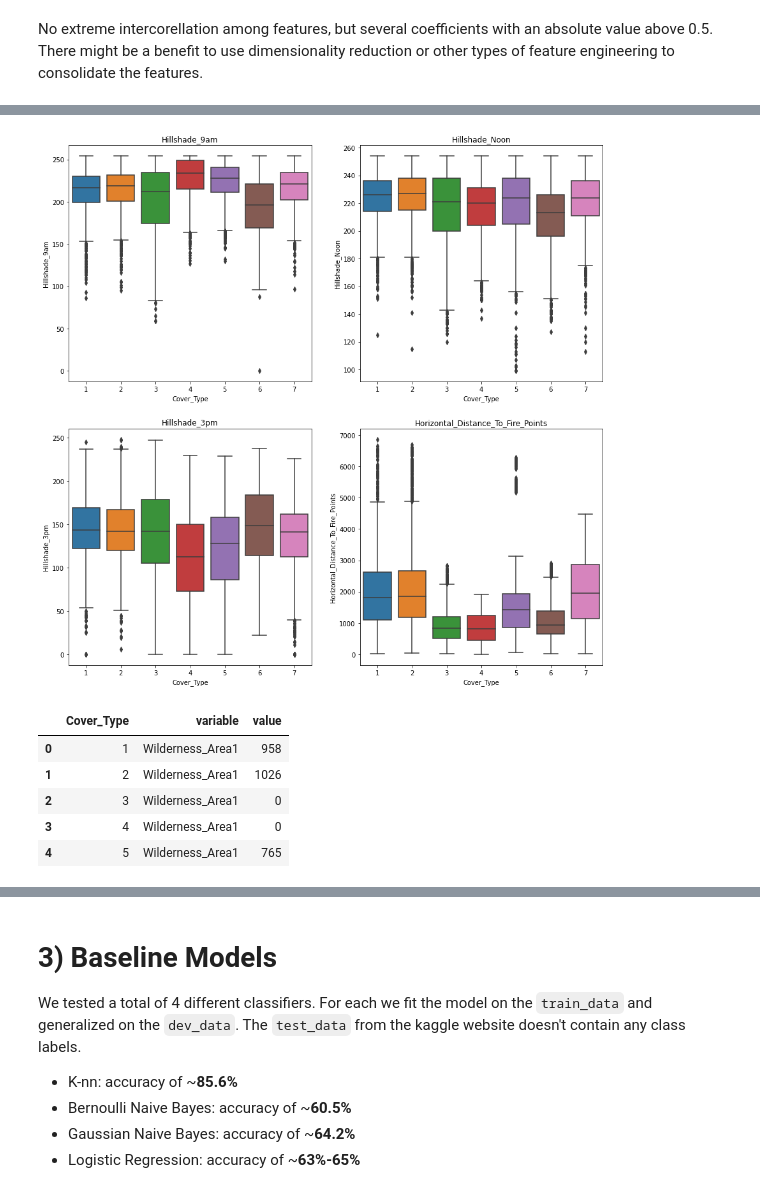
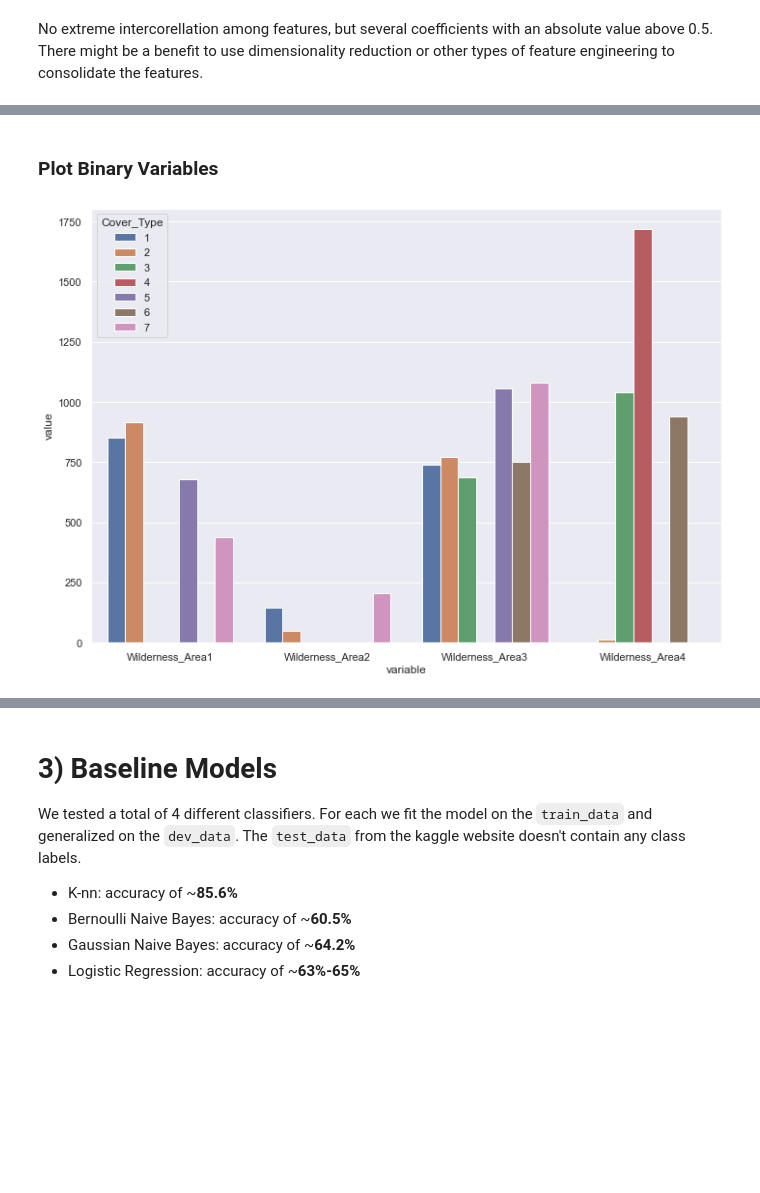
Before and after one commit to sams-data/mids-w207_9_sp22_forest_cover_classification, a Jupyter notebook: Submissions/bridwell_carmeli_hand_stephens_final_project.ipynb, the cells around one changed output, grey strips where cells are left out. Drawn from its saved outputs; the diff is of its cells as text; code cells hidden in the pictures; blank space fills up the shorter version.

```diff
--- a/Submissions/bridwell_carmeli_hand_stephens_final_project.ipynb
+++ b/Submissions/bridwell_carmeli_hand_stephens_final_project.ipynb
@@ -303,32 +353,22 @@ plt.show()
-# %%
-fig, axs = plt.subplots(2, 2, figsize=(15, 15))
-axis_x = [0,0,1,1,2,2]
-axis_y = [0,1,0,1,0,1]
-
-for index, col in enumerate(columns_to_plot[6:]):
-
-    x = axis_x[index]
-    y = axis_y[index]
-
-    sns.boxplot(x='Cover_Type', y=col, data=train_df, ax = axs[x,y])
-    axs[x,y].set_title(col)
-
-plt.show()
-# %% [output]
-[figure, removed]
+# %% [markdown]
+### Plot Binary Variables
 # %%
+# sumarize counts per wilderness flag per cover type
+
+# get wilderness columns
 wild_cols = [col for col in train_df.columns if 'Wilderness' in col]
 wild_cols += ['Cover_Type']
 
+# summarize wilderness column counts by cover type
 wilderness_cover_type = train_df[wild_cols].groupby(['Cover_Type']).sum()
 wilderness_cover_type = wilderness_cover_type.reset_index()
+
+# make table longer for easier plotting
 wilderness_cover_type = pd.melt(wilderness_cover_type, id_vars=['Cover_Type'])
 
-wilderness_cover_type.head()
+# Plot wilderness counts
+sns.set(rc={'figure.figsize':(11.7,8.27)})
+sns.barplot(x='variable', y='value', hue="Cover_Type", data=wilderness_cover_type)
+plt.show()
 # %% [output]
-|  | Cover_Type | variable | value |
-| 0 | 1 | Wilderness_Area1 | 958 |
-| 1 | 2 | Wilderness_Area1 | 1026 |
-| 2 | 3 | Wilderness_Area1 | 0 |
-| 3 | 4 | Wilderness_Area1 | 0 |
-| 4 | 5 | Wilderness_Area1 | 765 |
+[figure, added]
```
Also changed, not shown: parts of 16 cells of this notebook, 1 other file.
